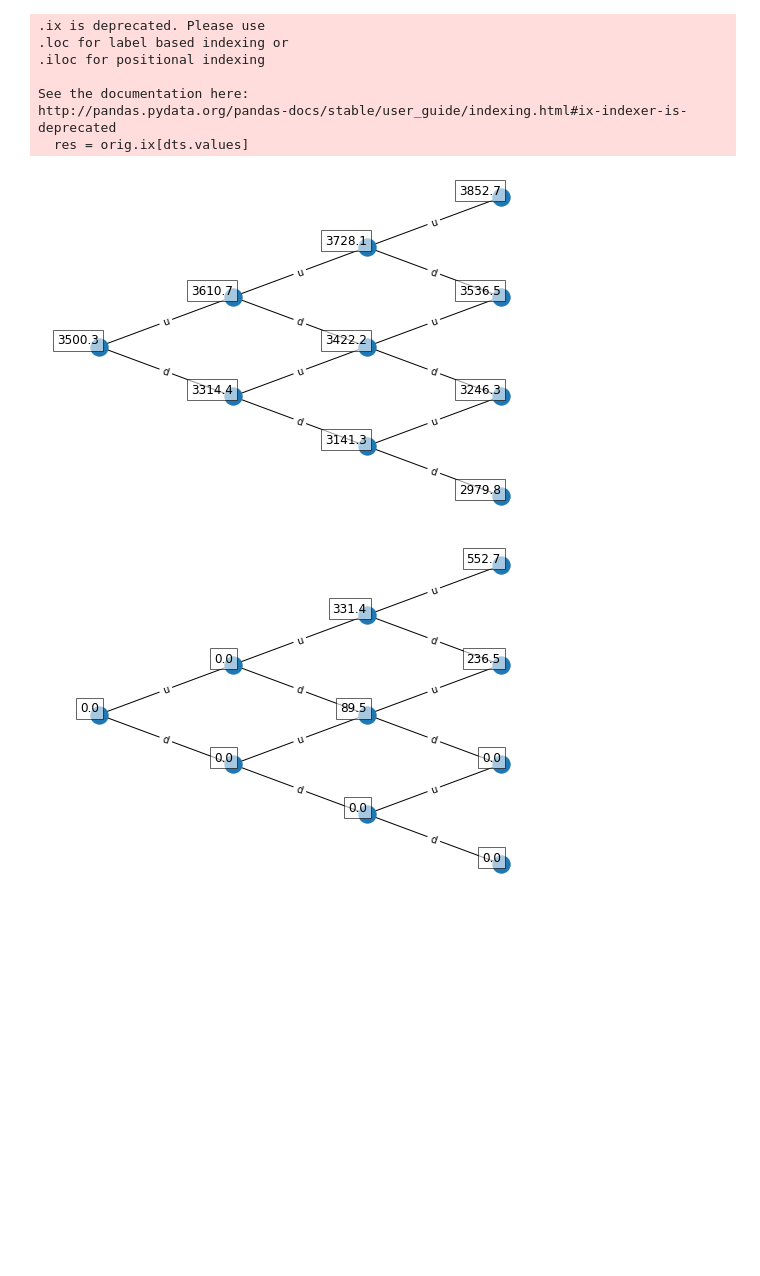
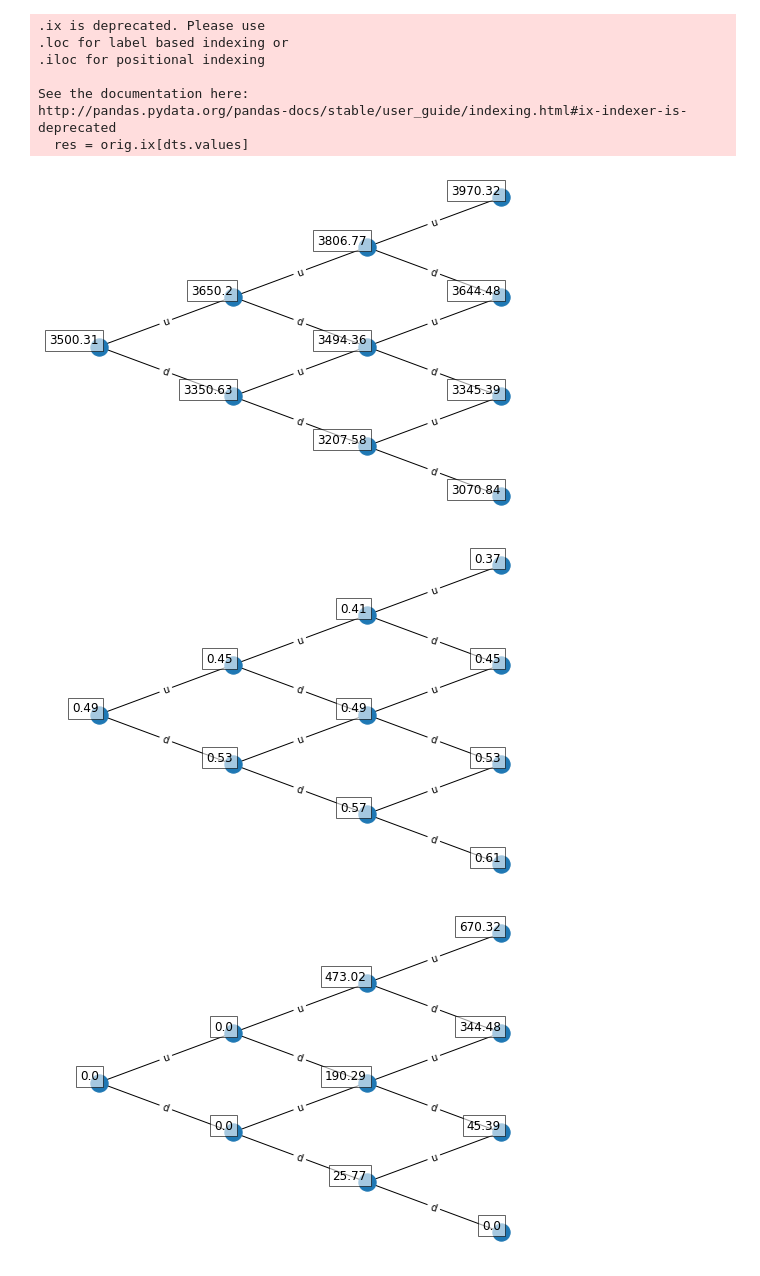
Before and after one commit to LuukOudshoorn25/SPFDM1, a Jupyter notebook: SPFDM 1.ipynb, the cells around one changed output. Drawn from its saved outputs; the diff is of its cells as text; code cells hidden in the pictures; blank space fills up the shorter version.

Commit message:
Added upprobability binomial tree to represent probabilities

```diff
--- a/SPFDM 1.ipynb
+++ b/SPFDM 1.ipynb
@@ -368,7 +368,7 @@ class BinomialTree():
         self.call_put = call_put
         self.risk_premium = risk_premium
         self.eta = 1/12 # half life time of mean reversion
-        self.ltm = 3055 # long term mean
+        self.ltm = 3500 # long term mean
         self.xmean = np.log(self.ltm) - sigma**2/(2*self.eta)
         self.binomial_tree()
 
@@ -397,6 +397,14 @@ class BinomialTree():
         price_tree = np.exp(log_pricetree)
         self.price_tree = price_tree
         self.log_pricetree = log_pricetree
+
+        self.probup = np.zeros([self.N+1,self.N+1])
+        for i in range(self.N+1):
+            for j in range(self.N+1):
+                if i+j <= self.N:
+                    self.probup[j,i+j] = self.prob_p(log_pricetree[j,i+j])
+
+
 
         # Derive the option value
         option = np.zeros([self.N+1, self.N+1])
@@ -442,7 +450,7 @@ class BinomialTree():
 
         dict_ = {}
         for node in G.nodes:
-            dict_[node] = 0*' '+np.round(data[node[1]-1,node[0]],1).astype(str)
+            dict_[node] = 0*' '+np.round(data[node[1]-1,node[0]],2).astype(str)
         labels=nx.draw_networkx_labels(G,pos=posG,labels=dict_, ax=ax,verticalalignment='bottom',
                                        horizontalalignment='right',bbox=dict(facecolor='w',alpha=.6))
         dict_ = {}
@@ -461,7 +469,9 @@ class BinomialTree():
 # %%
 FirstBinomialTree = BinomialTree(3,3,startingprice,sigma,0.005,3300,call_put='call')
 FirstBinomialTree.plot_graph(FirstBinomialTree.price_tree)
+FirstBinomialTree.plot_graph(FirstBinomialTree.probup)
 FirstBinomialTree.plot_graph(FirstBinomialTree.option_tree)
 # %% [output]
-[figure, old version]
+[figure, new version]
-[figure, old version]
+[figure, new version]
+[figure, added]
```
Also changed, not shown: parts of 2 cells of this notebook.
